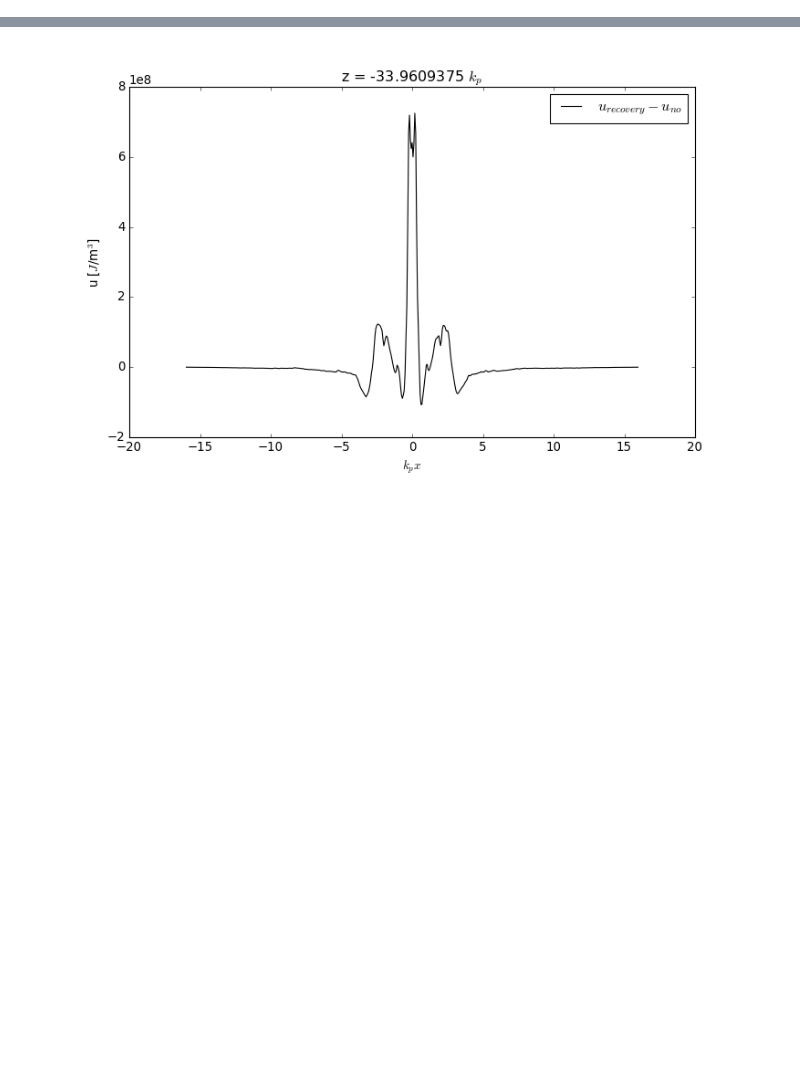
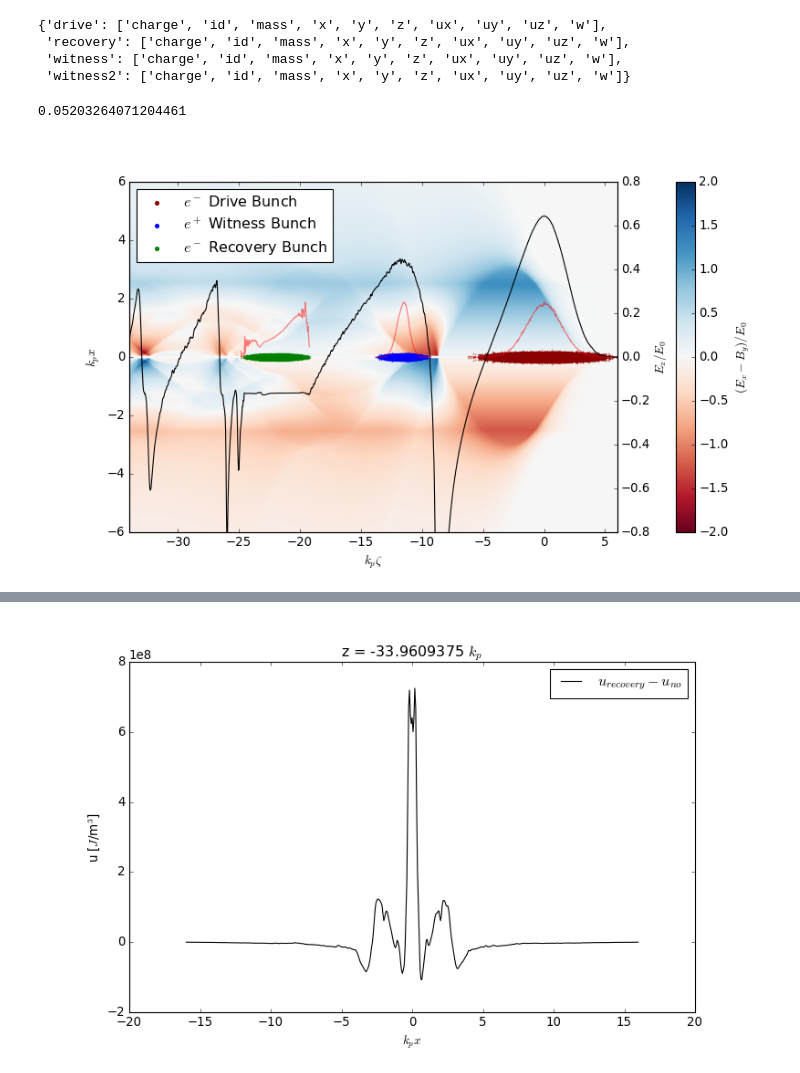
Before and after one commit to MaxVarverakis/PositronPWFA, a Jupyter notebook: brief_analysis.ipynb, the cells around one changed output, grey strips where cells are left out. Saved outputs shown, nothing was run; the diff lists cells and outputs as text; code cells hidden in the pictures; blank space fills up the shorter version.

```diff
--- a/brief_analysis.ipynb
+++ b/brief_analysis.ipynb
@@ -534,0 +558,12 @@ print(f'(Quick) Energy Transfer Efficiency : {quickEfficiency(pQuick, ipQuick, i
+# %%
+zDiff, xDiff = ts.get_particle(iteration = i, species = 'recovery', var_list = ['z', 'x'], select = {'x' : [-.15, .15]})
+ts.avail_record_components
+# %% [output]
+{'drive': ['charge', 'id', 'mass', 'x', 'y', 'z', 'ux', 'uy', 'uz', 'w'],
+ 'recovery': ['charge', 'id', 'mass', 'x', 'y', 'z', 'ux', 'uy', 'uz', 'w'],
+ 'witness': ['charge', 'id', 'mass', 'x', 'y', 'z', 'ux', 'uy', 'uz', 'w'],
+ 'witness2': ['charge', 'id', 'mass', 'x', 'y', 'z', 'ux', 'uy', 'uz', 'w']}
+# %%
+1 - len(xDiff) / len(xr)
+# %% [output]
+0.05203264071204461
@@ -534,0 +579,62 @@ print(f'(Quick) Energy Transfer Efficiency : {quickEfficiency(pQuick, ipQuick, i
+# %%
+plt.close()
+plt.figure(figsize = (10, 6))
+# plt.title(f'Iteration = {i}')
+ax = plt.axes()
+
+im = plt.pcolormesh(info.z, info.x, ExmBy.T, cmap = 'RdBu', vmin = -2, vmax = 2)
+plt.scatter(zd, xd, s = .02, color = 'darkred', label = '$e^-$ Drive Bunch')
+plt.scatter(zw, xw, s = .02, color = 'b', label = '$e^+$ Witness Bunch')
+plt.scatter(zw2, xw2, s = .02, color = 'b', label = '_')
+plt.scatter(zr, xr, s = .02, color = 'g', label = '$e^-$ Recovery Bunch')
+# plt.scatter(zDiff, xDiff, s = .02, color = 'r', label = '_')
+# plt.pcolormesh(info.z, info.x, np.transpose(jz_beam[:, len(info.x)//2]), cmap = 'RdBuT', vmin = -1e2, vmax = 1e2)
+
+plt.xlim(info.zmin, info.zmax)
+# plt.ylim(info.xmin, info.xmax)
+plt.ylim(-6, 6)
+plt.ylabel('$k_px$')
+plt.xlabel('$k_p\zeta$')
+leg = plt.legend(scatterpoints = 1, loc = 'upper left', markerscale = 25)
+leg.remove()
+
+ax2 = plt.twinx()
+ax2.plot(info.z, Ez, color = 'black')
+# plt.plot(info.z, electronInsitu['[ux]'][0], color = 'k')
+ax2.set_ylim(-.8, .8)
+# ax2.set_ylim(-4e-4, 4e-4)
+ax2.set_ylabel(r'$E_z/E_0$',  labelpad = 1)
+# ax2.set_ylabel(r'$[u_x]/(m_e c)$',  labelpad = 1)
+# ax2.ticklabel_format(style = 'sci', axis = 'y', scilimits = (0,0), useMathText=True)
+ax2.add_artist(leg)
+
+# o = 0.
+# ax2.plot(xD, .3 * profileD / max(profileD) + o, 'k--')
+# ax2.plot(xW, .25 * profileW / max(profileW) + o, 'k-')
+# ax2.plot(xR, .3 * profileR / max(profileR) + o, 'k--')
+
+# profileR = np.sum([gaussian(info.z[maskR], *params) for params in prof['recovery']], axis = 0)
+# ax2.plot(xR, .3 * profileR / max(profileR) + o, 'r--')
+# plt.hlines(o, info.zmin, info.zmax, color = 'gray', linestyle = '--')
+
+plt.plot(xD, .25 * profileD / max(profileD), 'r', alpha = .5)
+plt.plot(xW, .25 * profileW / max(profileW), 'r', alpha = .5)
+plt.plot(xR, .25 * profileR / max(profileR), 'r', alpha = .5)
+
+# plt.plot(centers, .25 * pts / max(pts), c = 'r', ls = '-', alpha = .5)
+# plt.plot(centersW, .25 * ptsW / max(ptsW), c = 'r', ls = '-', alpha = .5)
+# plt.vlines(-21.3046875, info.xmin, info.xmax, color = 'gray', linestyle = '--')
+
+divider2 = make_axes_locatable(ax)
+cax2 = divider2.append_axes("right", size = "4%", pad = .8)
+divider3 = make_axes_locatable(ax2)
+cax3 = divider3.append_axes("right", size = "4%", pad = .8)
+cax3.remove()
+
+
+cb2 = plt.colorbar(im, cax = cax2)
+cb2.set_label(r'$(E_x - B_y)/E_0 $')
+# plt.savefig('images/uxOverlay.png', dpi = 300, bbox_inches = 'tight')
+plt.show()
+# %% [output]
+[figure, added]
```
Also changed, not shown: parts of 29 cells of this notebook, 3 other files.
